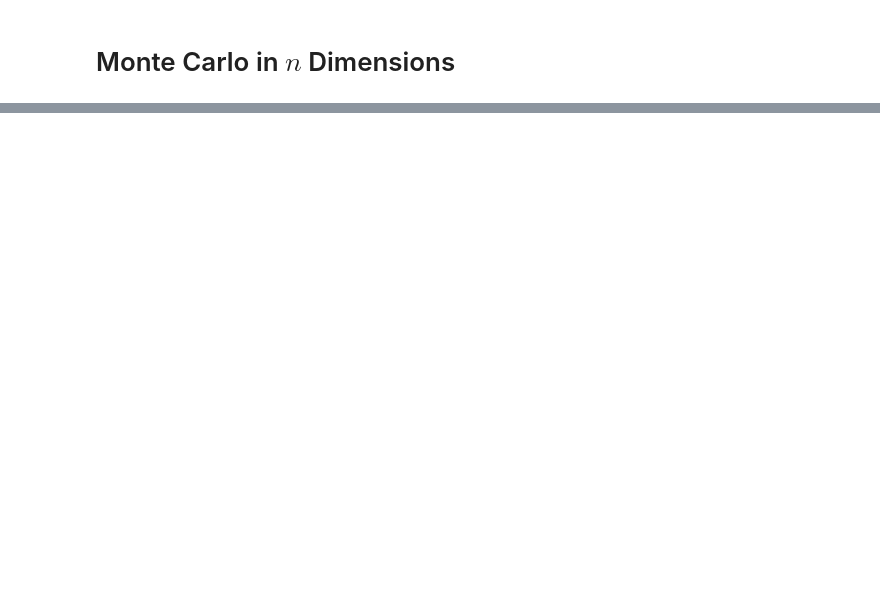
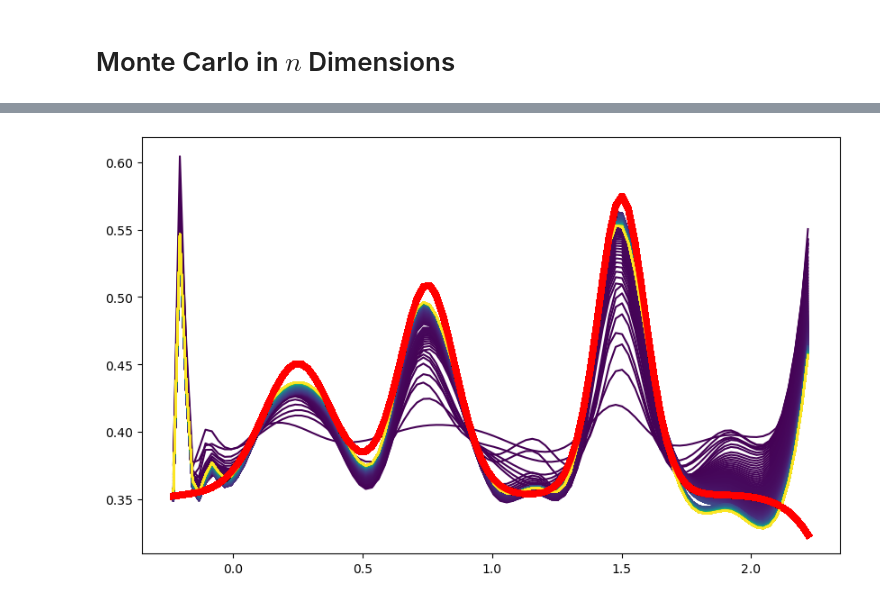
Before and after one commit to abrahmasandra/MENG255UmbrellaSampling, a Jupyter notebook: umbsampling_2d.ipynb, the cells around one changed output, grey strips where cells are left out. Cells and saved outputs as stored; diff of their text form; code cells hidden in the pictures; blank space fills up the shorter version.

```diff
--- a/umbsampling_2d.ipynb
+++ b/umbsampling_2d.ipynb
@@ -515,0 +772,14 @@ frames[0].save('sample_distribution_heatmap_animation.gif',
+# %%
+Nwindows = 100
+min_x = -0.05
+max_x = 2.05
+dx = (max_x - min_x) / Nwindows
+max_iters = 1000
+
+# range of x values
+x = np.linspace(min_x, max_x, Nwindows)
+
+centers_1d = np.zeros((1, Nwindows))
+centers_1d[0] = np.linspace(min_x + dx/2, max_x - dx/2, Nwindows)
+
+bias_functions_1d = create_biases(centers_1d, k=2000)
@@ -515,0 +792,4 @@ frames[0].save('sample_distribution_heatmap_animation.gif',
+# %%
+multi_well_samples = monte_carlo_sampling(bias_functions_1d, multi_well_potential, dimensions=1, minima=[min_x], maxima=[max_x], nWindows=Nwindows, nSweeps=100000, beta=beta, dispSize=dispSize)
+# %%
+P_history_multi, bin_centers_multi, bin_edges_multi = WHAM_nD(multi_well_samples, bias_functions_1d, multi_well_potential, beta, num_bins=[100], dimensions=1, max_iters=max_iters)
@@ -515,0 +814,31 @@ frames[0].save('sample_distribution_heatmap_animation.gif',
+# %%
+from scipy.interpolate import UnivariateSpline
+import matplotlib.cm as cm
+import matplotlib.colors as mcolors
+
+def plot_normalized(P, bin_centers, color, bin_width):
+    P_AUC = np.sum(P) * bin_width
+    P_normalized = P / P_AUC
+
+    spline = UnivariateSpline(bin_centers, P_normalized, s=0.005)
+    P_smooth = spline(bin_centers)
+
+    plt.plot(bin_centers, P_smooth, '-', color=color)
+
+
+bin_width_multi = bin_centers_multi[0][1] - bin_centers_multi[0][0]
+
+
+fig, ax = plt.subplots(figsize=(10, 6))
+cmap = cm.get_cmap('viridis', max_iters)
+
+for i,P in enumerate(P_history_multi):
+    color = cmap(i / max_iters)  # Map iteration to a color in the colormap
+    plot_normalized(P, bin_centers_multi[0], color, bin_width_multi)
+
+    recip_V = np.exp(-beta * multi_well_potential(bin_centers_multi[0]))
+    bin_width = (bin_centers_multi[0][-1] - bin_centers_multi[0][-2])
+    norm_recip_V = recip_V/(np.sum(recip_V) * bin_width)
+    plt.plot(bin_centers_multi[0], norm_recip_V, color="red", linewidth=5, label="True")
+# %% [output]
+[figure, added]
```
Also changed, not shown: parts of 19 cells of this notebook, 1 other file.
